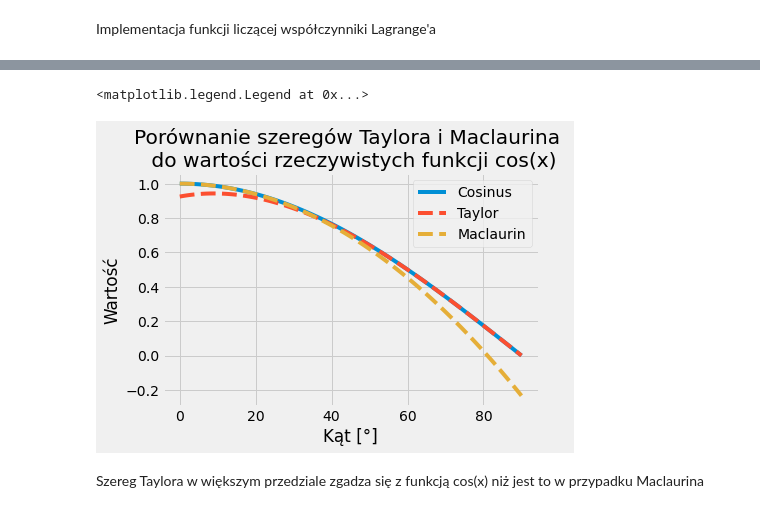
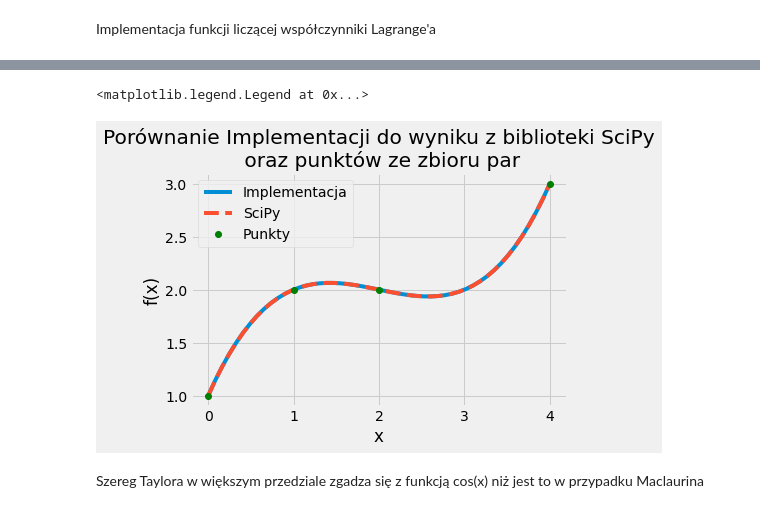
Before and after one commit to PrzemyslawSarnacki/NumericalMethods, a Jupyter notebook: Lagrange.ipynb, the cells around one changed output, grey strips where cells are left out. Cells and saved outputs as stored; diff of their text form; code cells hidden in the pictures.

```diff
--- a/Lagrange.ipynb
+++ b/Lagrange.ipynb
@@ -18,10 +48,17 @@ coefs = Polynomial(poly).coef
 # %%
-def lagrange(x, y):
-    xplt = np.linspace(x[0], x[-1])
-    yplt = np.array([], float)
-    for xp in xplt:
+def lagrange(x_arr, y_arr):
+    # declare interval
+    x_interval = np.linspace(x_arr[0], x_arr[-1])
+    # declare output array
+    y_result = np.array([], float)
+    # iterate through interval
+    for xp in x_interval:
         yp=0
-        for xi, yi in zip(x, y):
-            yp += yi * np.prod((xp - x[x != xi])/(xi - x[x != xi]))
-        yplt = np.append(yplt, yp)
-    return yplt
+        # Iterate through known solutions
+        for xi, yi in zip(x_arr, y_arr):
+            # calculate result for certain point
+            # p is calculated by multiplying yi times x in certain point (from interval)
+            yp += yi * np.prod((xp - x_arr[x_arr != xi])/(xi - x_arr[x_arr != xi]))
+        # append to output array
+        y_result = np.append(y_result, yp)
+    return y_result
@@ -64,0 +92,7 @@ np.polyval(coefs, x[-1])
+# %%
+poly = scipy.interpolate.lagrange(x_arr, y_arr)
+coefs = Polynomial(poly).coef
+# whole equation
+print(np.poly1d(poly))
+# y value of the last element
+np.polyval(coefs, x_arr[-1])
@@ -74,16 +105,17 @@ plt.plot(np.linspace(x[0], x[-1]), lagrange(x, y))
 # %%
 plt.style.use('fivethirtyeight')
 
-plt.plot(degrees, f_cos)
-plt.plot(degrees, f_tay, linestyle='dashed')
-plt.plot(degrees, f_mac, linestyle='dashed')
-plt.title("Porównanie szeregów Taylora i Maclaurina \n do wartości rzeczywistych funkcji cos(x)")
+interval = np.linspace(x_arr[0], x_arr[-1])
+plt.plot(interval, lagrange(x_arr, y_arr))
+plt.plot(interval, np.polyval(coefs, interval), linestyle='dashed')
+plt.plot(x_arr, y_arr, "o", color="green")
+plt.title("Porównanie Implementacji do wyniku z biblioteki SciPy\n oraz punktów ze zbioru par")
 plt.xlabel("x")
 plt.ylabel("f(x)")
 plt.grid(True)
-plt.legend(["Cosinus", "Taylor", "Maclaurin"])
+plt.legend(["Implementacja", "SciPy", "Punkty"])
 # %% [output]
 <matplotlib.legend.Legend at 0x...>
-[figure, old version]
+[figure, new version]
 # %% [markdown]
 Szereg Taylora w większym przedziale zgadza się z funkcją cos(x) niż jest to w przypadku Maclaurina
```
Also changed, not shown: parts of 19 cells of this notebook.
